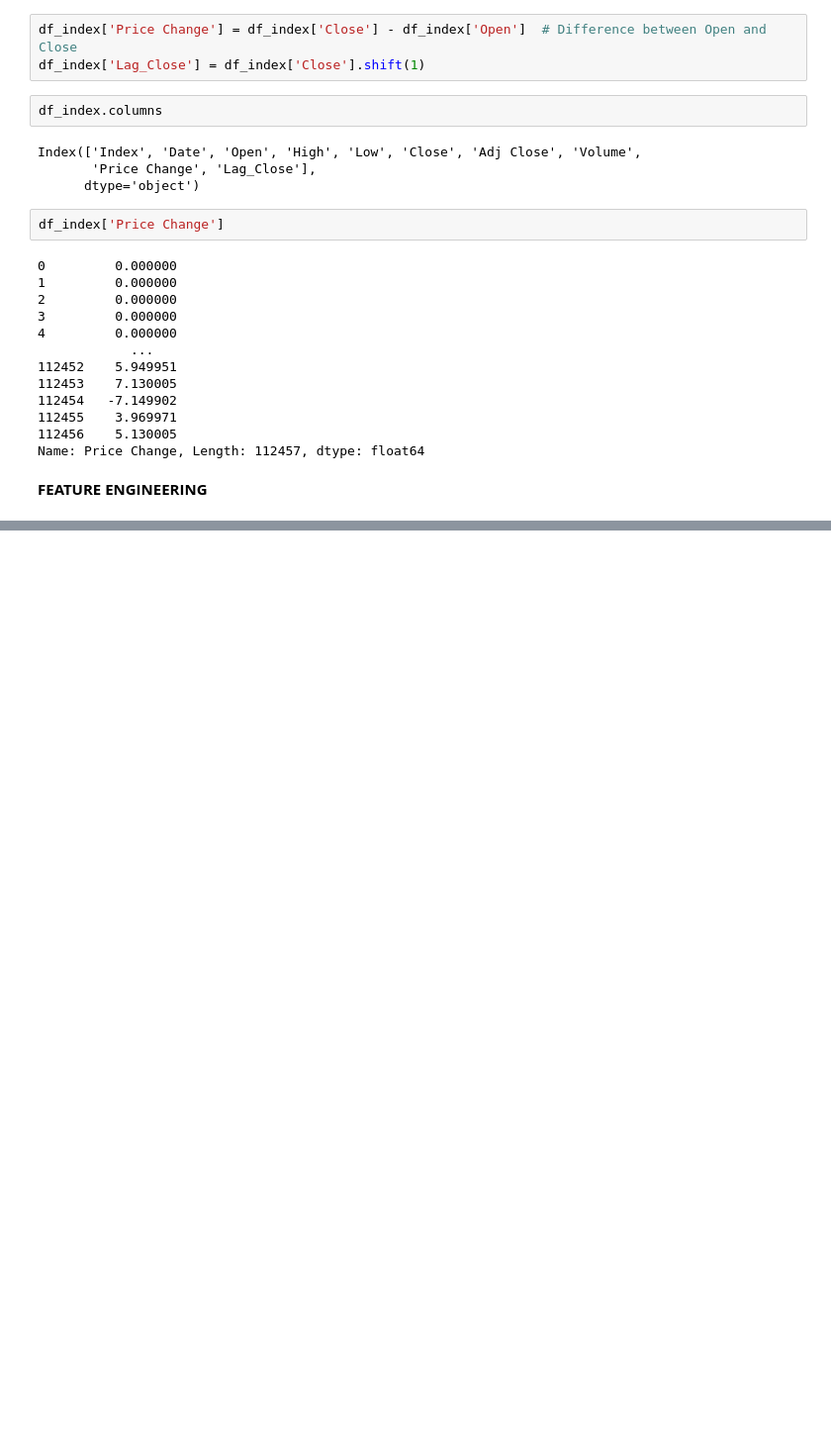
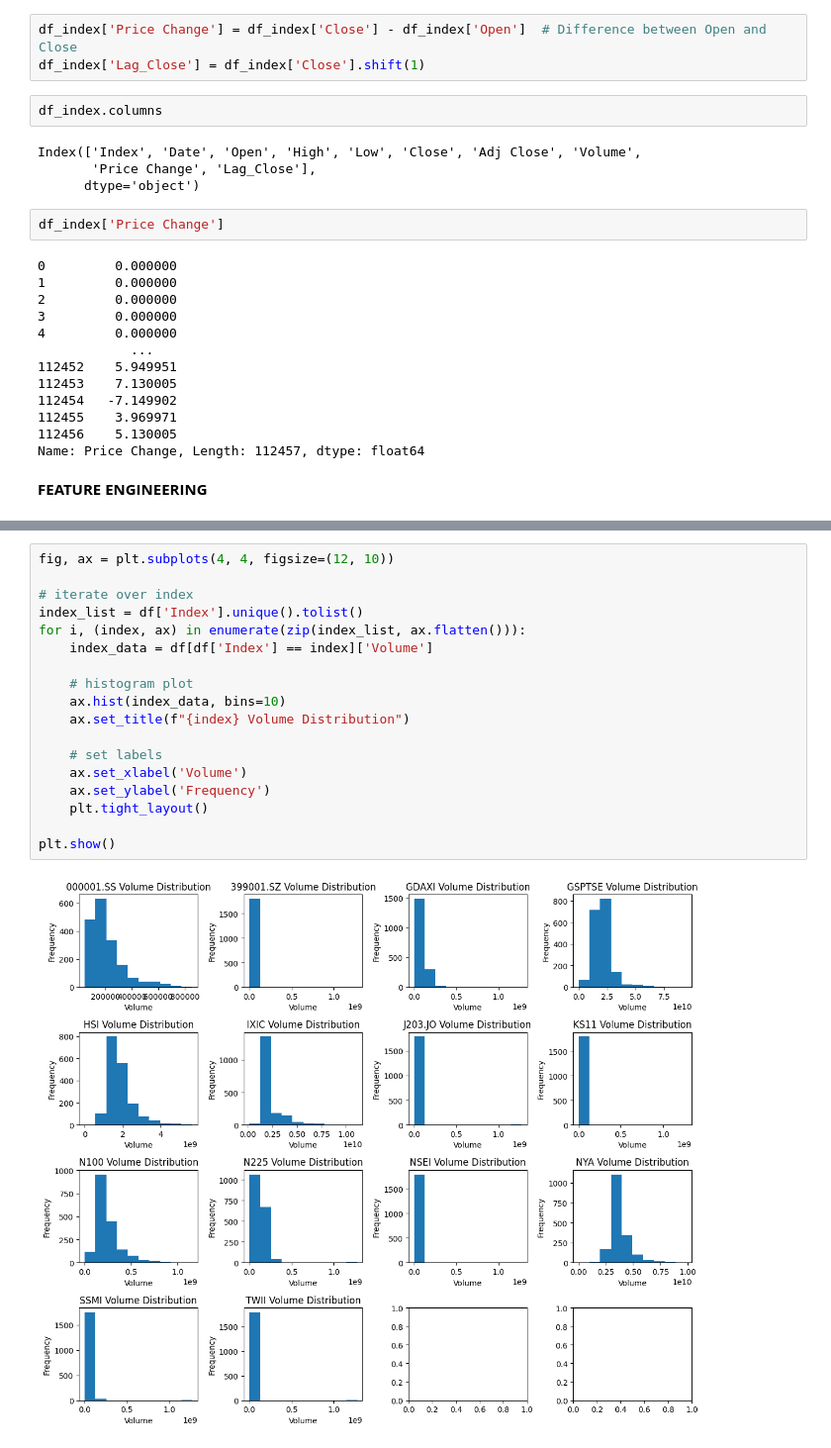
Before and after one commit to sahankrt20/AI_BOOTCAMP_PROJECT, a Jupyter notebook: stock-market-pred.ipynb, the cells around one changed output, grey strips where cells are left out. Shown at 99% size. Drawn from its saved outputs; the diff is of its cells as text; blank space fills up the shorter version.

```diff
--- a/stock-market-pred.ipynb
+++ b/stock-market-pred.ipynb
@@ -288,0 +356,20 @@ plt.show()
+# %%
+fig, ax = plt.subplots(4, 4, figsize=(12, 10))
+
+# iterate over index
+index_list = df['Index'].unique().tolist()
+for i, (index, ax) in enumerate(zip(index_list, ax.flatten())):
+    index_data = df[df['Index'] == index]['Volume']
+
+    # histogram plot
+    ax.hist(index_data, bins=10)
+    ax.set_title(f"{index} Volume Distribution")
+
+    # set labels
+    ax.set_xlabel('Volume')
+    ax.set_ylabel('Frequency')
+    plt.tight_layout()
+
+plt.show()
+# %% [output]
+[figure, added]
```
Also changed, not shown: parts of 40 cells of this notebook.
